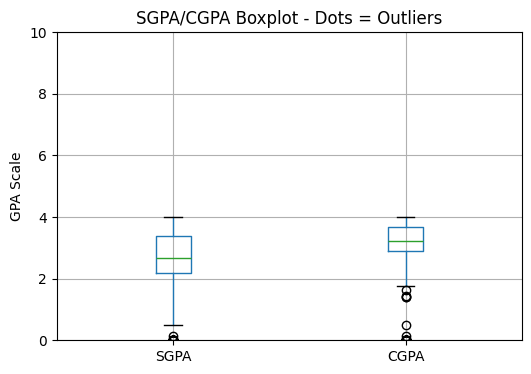
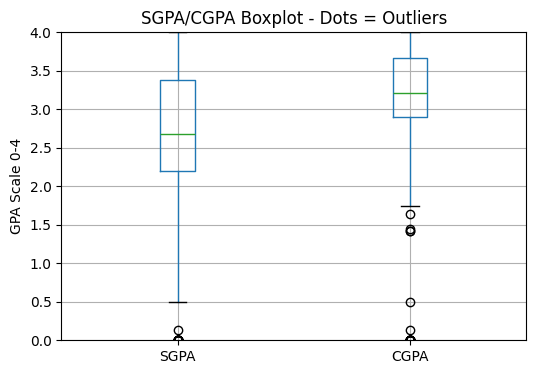
Unified diff of the notebook cell whose output changed from the first chart to the second:
--- before
+++ after
@@ -1,6 +1,8 @@
+import numpy as np
+import matplotlib.pyplot as plt
+
 df = df.rename(columns={'What was your previous SGPA?': 'SGPA', 'What is your current CGPA?': 'CGPA'})
 gpa_cols = ['SGPA', 'CGPA']
 
-# 1. OUTLIERS - IQR Method
 print("\n=== 1. OUTLIER DETECTION ===")
 for col in gpa_cols:
@@ -10,18 +12,15 @@
     lower = Q1 - 1.5 * IQR
     upper = Q3 + 1.5 * IQR
+    outliers = df[(df[col] < lower) | (df[col] > upper)]
+    print(f"{col.upper()}: Outliers: {len(outliers)} | Safe range: {lower:.2f} to {upper:.2f}")
 
-    outliers = df[(df[col] < lower) | (df[col] > upper)]
-    print(f"{col.upper()}:")
-    print(f" Outliers: {len(outliers)} | Safe range: {lower:.2f} to {upper:.2f}")
-    print(f" Actual range: {df[col].min():.2f} to {df[col].max():.2f}")
-
-# Boxplot to see outliers visually
+# Boxplot BEFORE capping
 df[gpa_cols].boxplot(figsize=(6,4))
 plt.title('SGPA/CGPA Boxplot - Dots = Outliers')
-plt.ylabel('GPA Scale')
-plt.ylim(0, 10) # GPA usually 0-10
+plt.ylabel('GPA Scale 0-4')
+plt.ylim(0, 4)
 plt.show()
 
-# FIX: Cap outliers instead of dropping
+# Cap outliers
 for col in gpa_cols:
     Q1 = df[col].quantile(0.25)
@@ -34,11 +33,8 @@
 print("Outliers capped using IQR method")
 
-
-# Boxplot
-import matplotlib.pyplot as plt
-
+# Boxplot AFTER capping
 df[gpa_cols].boxplot(figsize=(6, 4))
-plt.title("Boxplot of SGPA and CGPA")
+plt.title("Boxplot of SGPA and CGPA - After Capping")
 plt.ylabel("GPA")
+plt.ylim(0, 4)
 plt.show()
-

Commit: Created using Colab